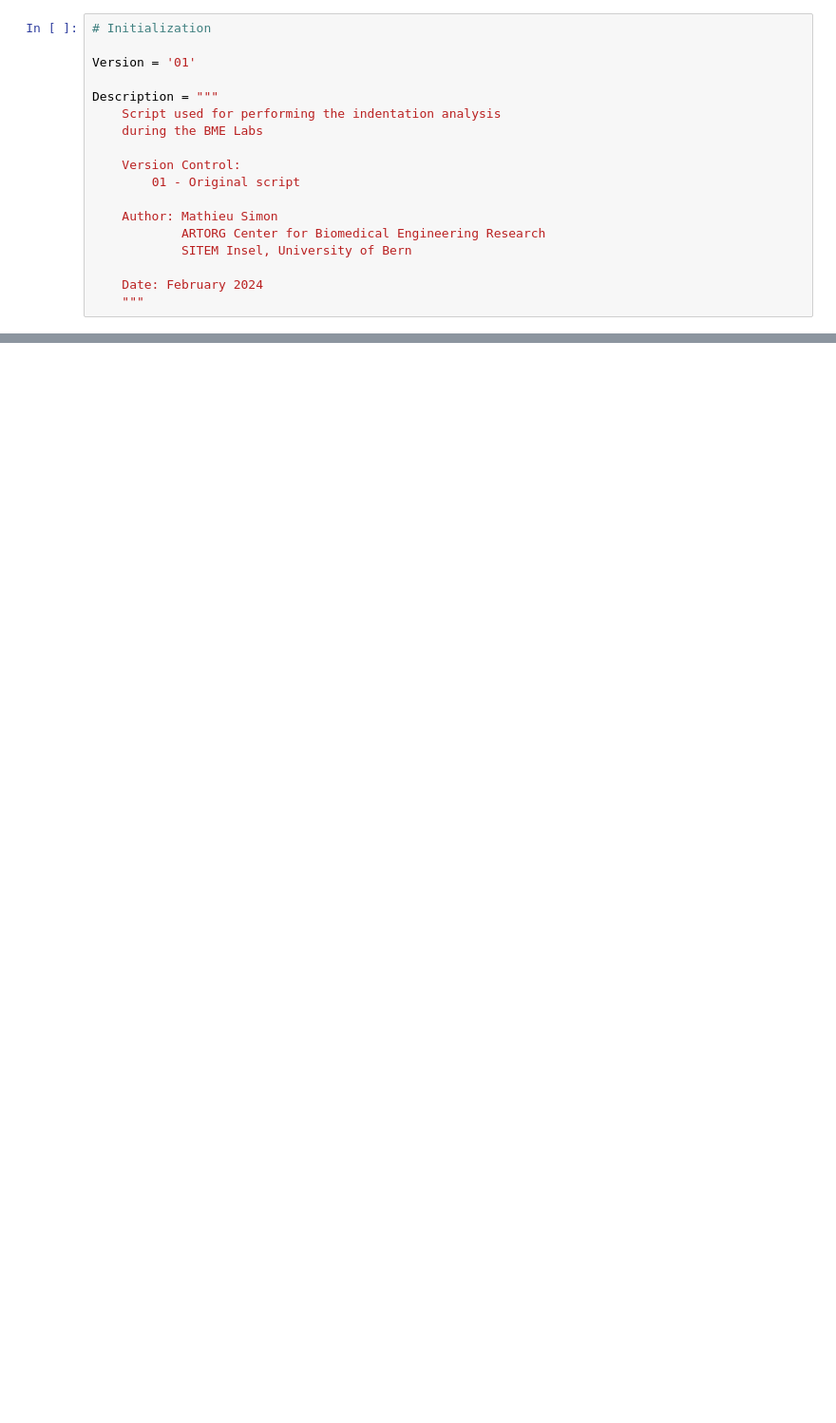
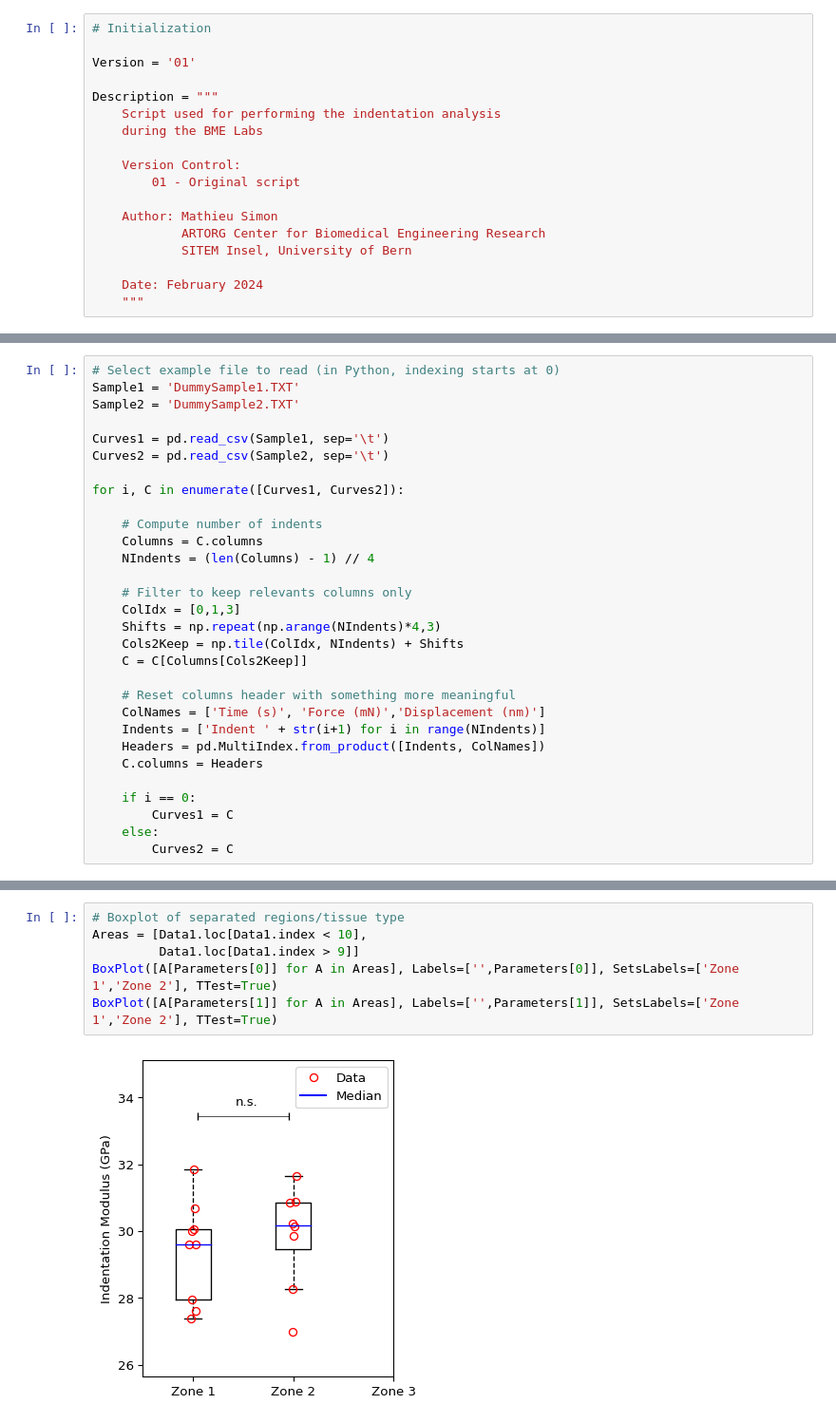
Before and after one commit to artorg-unibe-ch/MSB_BMELab, a Jupyter notebook: Group3/IndentationAnalysis.ipynb, the cells around one changed output, grey strips where cells are left out. Shown: that part at 95% size. Drawn from its saved outputs; the diff is of its cells as text; blank space fills up the shorter version.

```diff
--- a/Group3/IndentationAnalysis.ipynb
+++ b/Group3/IndentationAnalysis.ipynb
@@ -87,0 +346,30 @@ plt.show(Figure)
+# %%
+# Select example file to read (in Python, indexing starts at 0)
+Sample1 = 'DummySample1.TXT'
+Sample2 = 'DummySample2.TXT'
+
+Curves1 = pd.read_csv(Sample1, sep='\t')
+Curves2 = pd.read_csv(Sample2, sep='\t')
+
+for i, C in enumerate([Curves1, Curves2]):
+
+    # Compute number of indents
+    Columns = C.columns
+    NIndents = (len(Columns) - 1) // 4
+
+    # Filter to keep relevants columns only
+    ColIdx = [0,1,3]
+    Shifts = np.repeat(np.arange(NIndents)*4,3)
+    Cols2Keep = np.tile(ColIdx, NIndents) + Shifts
+    C = C[Columns[Cols2Keep]]
+
+    # Reset columns header with something more meaningful
+    ColNames = ['Time (s)', 'Force (mN)','Displacement (nm)']
+    Indents = ['Indent ' + str(i+1) for i in range(NIndents)]
+    Headers = pd.MultiIndex.from_product([Indents, ColNames])
+    C.columns = Headers
+
+    if i == 0:
+        Curves1 = C
+    else:
+        Curves2 = C
@@ -137,0 +588,8 @@ E = Es * (1-nu_s**2)
+# %%
+# Boxplot of separated regions/tissue type
+Areas = [Data1.loc[Data1.index < 10],
+         Data1.loc[Data1.index > 9]]
+BoxPlot([A[Parameters[0]] for A in Areas], Labels=['',Parameters[0]], SetsLabels=['Zone 1','Zone 2'], TTest=True)
+BoxPlot([A[Parameters[1]] for A in Areas], Labels=['',Parameters[1]], SetsLabels=['Zone 1','Zone 2'], TTest=True)
+# %% [output]
+[figure, added]
```
Also changed, not shown: parts of 19 cells of this notebook, 15 other files.
